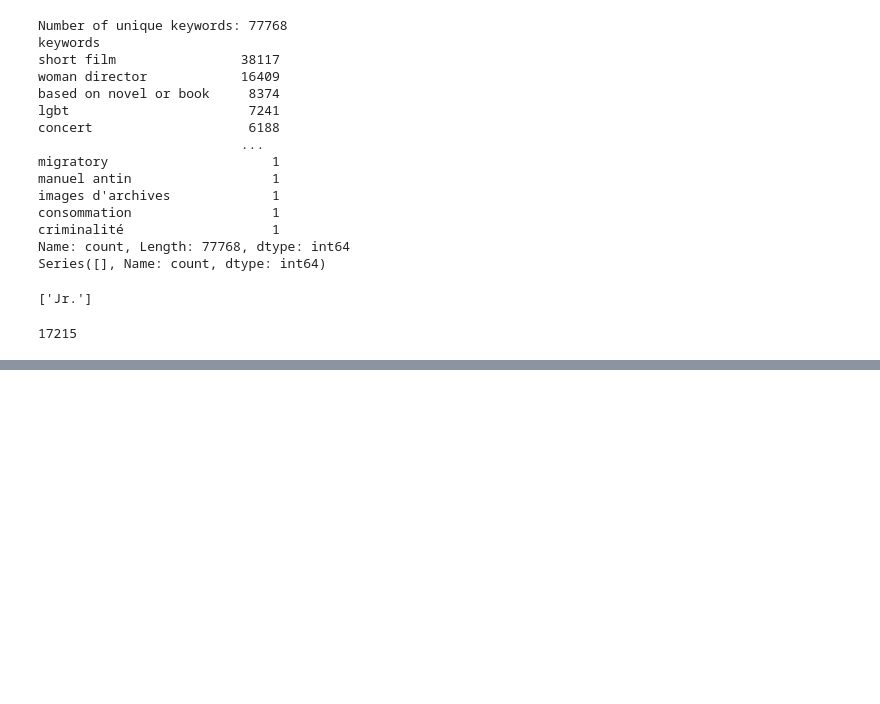
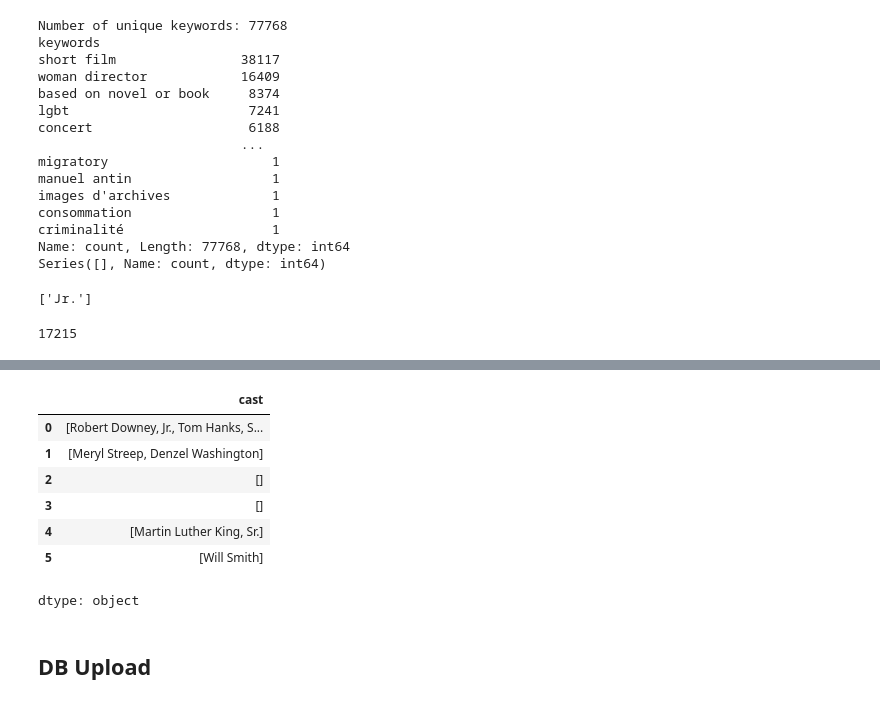
Before and after one commit to dilminidasunika/movie_recommendation_system, a Jupyter notebook: Notebooks/Dataset_Preprocessing.ipynb, the cells around one changed output, grey strips where cells are left out. Cells and saved outputs as stored; diff of their text form; code cells hidden in the pictures; blank space fills up the shorter version.

Commit message:
add db upload code

```diff
--- a/Notebooks/Dataset_Preprocessing.ipynb
+++ b/Notebooks/Dataset_Preprocessing.ipynb
@@ -724,0 +759,21 @@ dtype: object
+# %%
+# --- BEFORE: check dtype ---
+print(test_df['cast'].dtype)           # object
+print(type(test_df['cast'].iloc[0]))   # <class 'str'>
+print(type(test_df['cast'].iloc[2]))   # <class 'float'> (NaN)
+
+# --- CONVERT using split_cast ---
+cast = test_df['cast'].fillna('').apply(split_cast)
+
+# --- AFTER: check dtype ---
+print(cast.dtype)             # still object
+print(type(cast.iloc[0]))     # <class 'list'>
+print(type(cast.iloc[2]))     # <class 'list'> -- was NaN, now []
+
+# --- INSPECT ROW BY ROW ---
+for i in range(len(test_df)):
+    print(i, '|', repr(test_df['cast'].iloc[i]), '->', cast.iloc[i])
+
+# --- SANITY CHECK ---
+assert cast.apply(lambda x: isinstance(x, list)).all()
+print("all rows are lists ✓")
@@ -724,0 +794,13 @@ dtype: object
+# %%
+cast
+# %% [output]
+|  | cast |
+| 0 | [Robert Downey, Jr., Tom Hanks, S... |
+| 1 | [Meryl Streep, Denzel Washington] |
+| 2 | [] |
+| 3 | [] |
+| 4 | [Martin Luther King, Sr.] |
+| 5 | [Will Smith] |
+dtype: object
+# %% [markdown]
+## DB Upload
```
Also changed, not shown: parts of 8 cells of this notebook.
